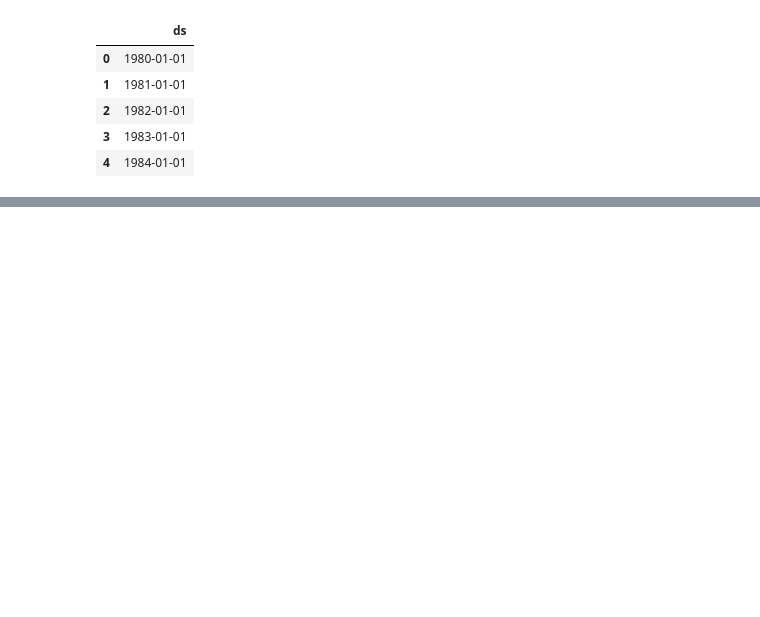
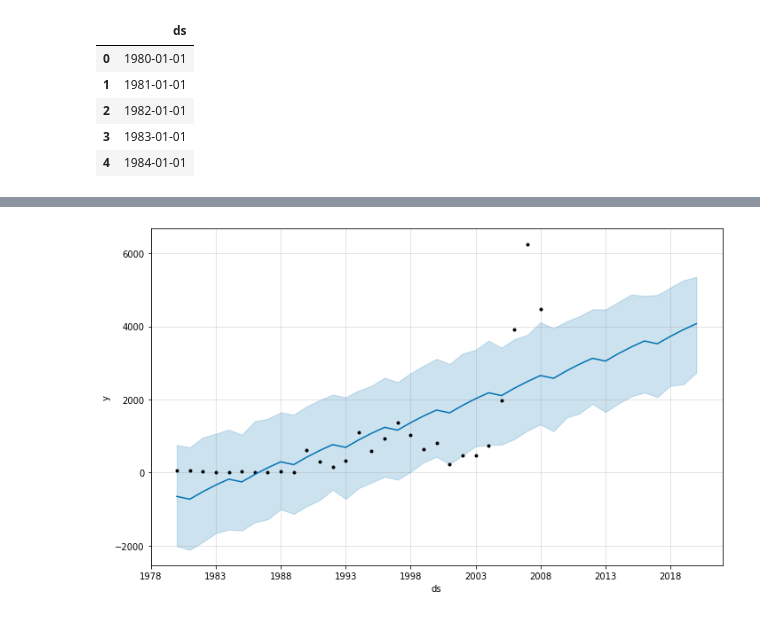
Before and after one commit to loustephjones/DSPT7-Collab, a Jupyter notebook: Prophet modelling.ipynb, the cells around one changed output, grey strips where cells are left out. Saved outputs shown, nothing was run; the diff lists cells and outputs as text; code cells hidden in the pictures; blank space fills up the shorter version.

```diff
--- a/Prophet modelling.ipynb
+++ b/Prophet modelling.ipynb
@@ -233,0 +301,3 @@ fig2 = m.plot_components(forecast)
+# %%
+prophet = Prophet()
+prophet.fit(train)
@@ -233,0 +341,8 @@ fig2 = m.plot_components(forecast)
+# %%
+futures = prophet.make_future_dataframe(periods=nobs, freq="YS")
+# %%
+forecast2 = prophet.predict(futures)
+# %%
+fig3 = prophet.plot(forecast2)
+# %% [output]
+[figure, added]
```
Also changed, not shown: parts of 22 cells of this notebook.
